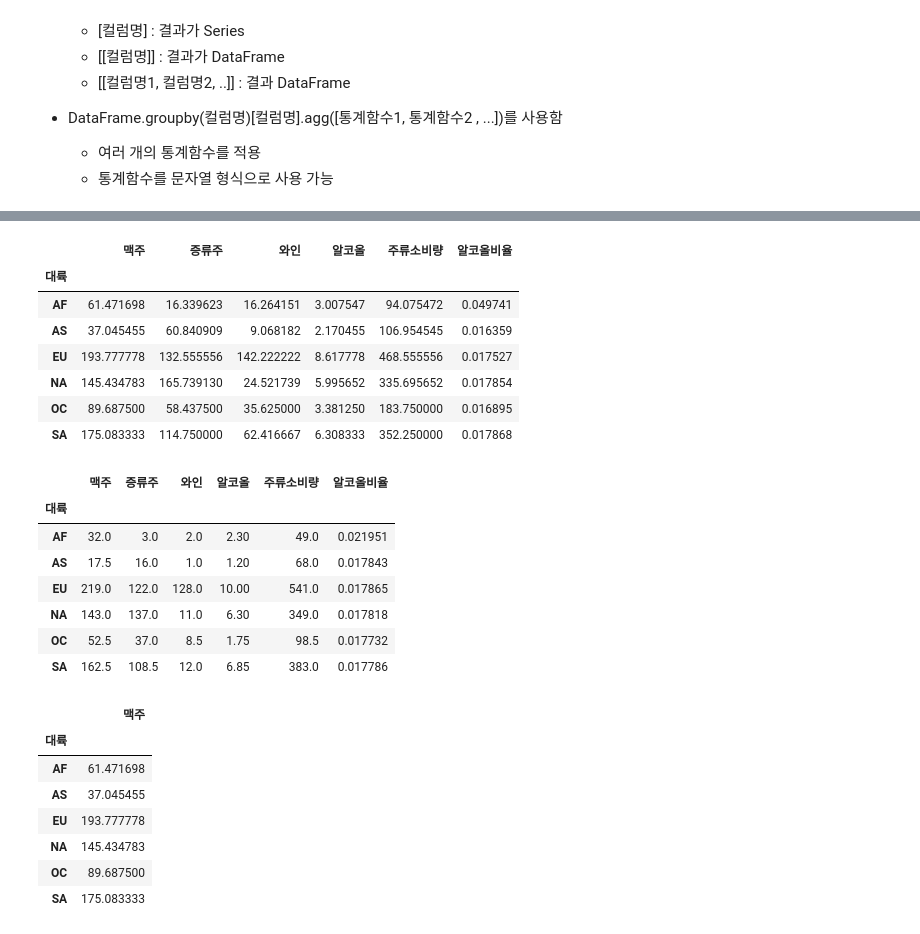
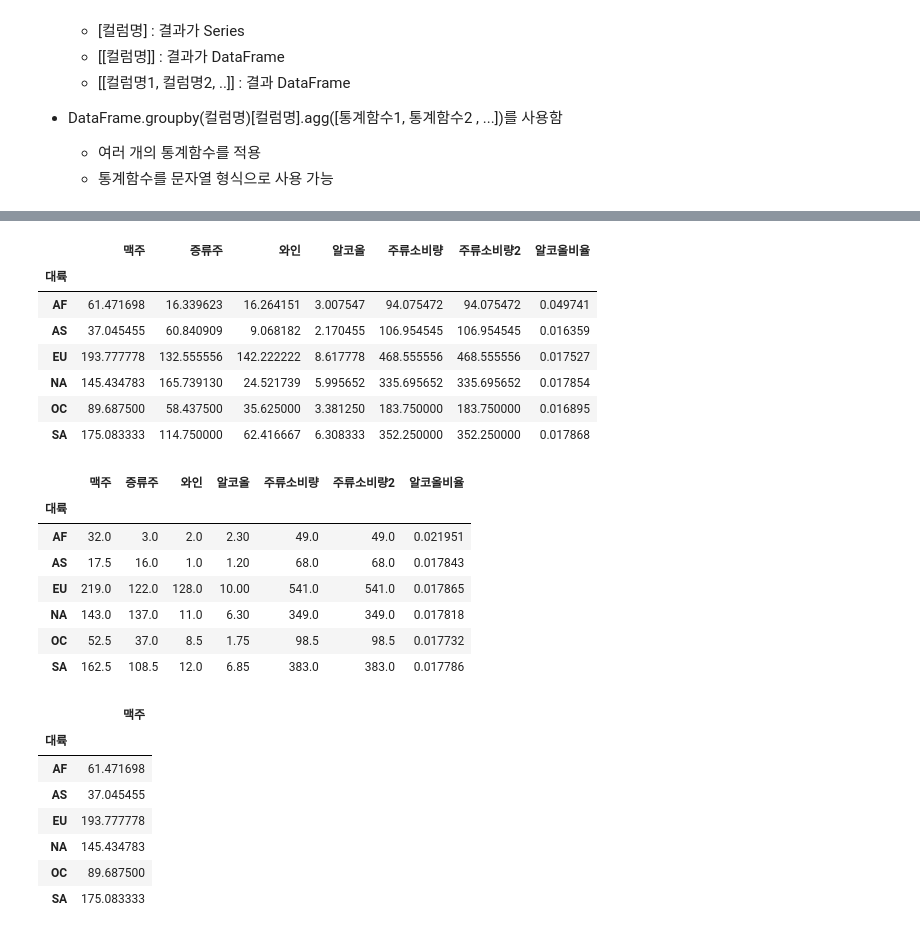
Before and after one commit to localtic/bigdata, a Jupyter notebook: [pandas_02]_drinks_LAB.ipynb, the cells around one changed output, grey strips where cells are left out. Drawn from its saved outputs; the diff is of its cells as text; code cells hidden in the pictures.

```diff
--- a/[pandas_02]_drinks_LAB.ipynb
+++ b/[pandas_02]_drinks_LAB.ipynb
@@ -792,25 +854,27 @@ df3
 dtype: float64
 # %%
 # [2-53] 대륙별 주류 소비량 평균을 계산해 봅니다.
+df.groupby('대륙').mean()
 # %% [output]
-|  | 맥주 | 증류주 | 와인 | 알코올 | 주류소비량 | 알코올비율 |
-| 대륙 |  |  |  |  |  |  |
-| AF | 61.471698 | 16.339623 | 16.264151 | 3.007547 | 94.075472 | 0.049741 |
-| AS | 37.045455 | 60.840909 | 9.068182 | 2.170455 | 106.954545 | 0.016359 |
-| EU | 193.777778 | 132.555556 | 142.222222 | 8.617778 | 468.555556 | 0.017527 |
-| NA | 145.434783 | 165.739130 | 24.521739 | 5.995652 | 335.695652 | 0.017854 |
-| OC | 89.687500 | 58.437500 | 35.625000 | 3.381250 | 183.750000 | 0.016895 |
-| SA | 175.083333 | 114.750000 | 62.416667 | 6.308333 | 352.250000 | 0.017868 |
+|  | 맥주 | 증류주 | 와인 | 알코올 | 주류소비량 | 주류소비량2 | 알코올비율 |
+| 대륙 |  |  |  |  |  |  |  |
+| AF | 61.471698 | 16.339623 | 16.264151 | 3.007547 | 94.075472 | 94.075472 | 0.049741 |
+| AS | 37.045455 | 60.840909 | 9.068182 | 2.170455 | 106.954545 | 106.954545 | 0.016359 |
+| EU | 193.777778 | 132.555556 | 142.222222 | 8.617778 | 468.555556 | 468.555556 | 0.017527 |
+| NA | 145.434783 | 165.739130 | 24.521739 | 5.995652 | 335.695652 | 335.695652 | 0.017854 |
+| OC | 89.687500 | 58.437500 | 35.625000 | 3.381250 | 183.750000 | 183.750000 | 0.016895 |
+| SA | 175.083333 | 114.750000 | 62.416667 | 6.308333 | 352.250000 | 352.250000 | 0.017868 |
 # %%
 # [2-54] 대륙별 주류 소비량 중앙값을 계산해 봅니다.
+df.groupby('대륙').median()
 # %% [output]
-|  | 맥주 | 증류주 | 와인 | 알코올 | 주류소비량 | 알코올비율 |
-| 대륙 |  |  |  |  |  |  |
-| AF | 32.0 | 3.0 | 2.0 | 2.30 | 49.0 | 0.021951 |
-| AS | 17.5 | 16.0 | 1.0 | 1.20 | 68.0 | 0.017843 |
-| EU | 219.0 | 122.0 | 128.0 | 10.00 | 541.0 | 0.017865 |
-| NA | 143.0 | 137.0 | 11.0 | 6.30 | 349.0 | 0.017818 |
-| OC | 52.5 | 37.0 | 8.5 | 1.75 | 98.5 | 0.017732 |
-| SA | 162.5 | 108.5 | 12.0 | 6.85 | 383.0 | 0.017786 |
+|  | 맥주 | 증류주 | 와인 | 알코올 | 주류소비량 | 주류소비량2 | 알코올비율 |
+| 대륙 |  |  |  |  |  |  |  |
+| AF | 32.0 | 3.0 | 2.0 | 2.30 | 49.0 | 49.0 | 0.021951 |
+| AS | 17.5 | 16.0 | 1.0 | 1.20 | 68.0 | 68.0 | 0.017843 |
+| EU | 219.0 | 122.0 | 128.0 | 10.00 | 541.0 | 541.0 | 0.017865 |
+| NA | 143.0 | 137.0 | 11.0 | 6.30 | 349.0 | 349.0 | 0.017818 |
+| OC | 52.5 | 37.0 | 8.5 | 1.75 | 98.5 | 98.5 | 0.017732 |
+| SA | 162.5 | 108.5 | 12.0 | 6.85 | 383.0 | 383.0 | 0.017786 |
 # %%
 # [2-55] 대륙별 맥주 소비량 평균은?
```
Also changed, not shown: parts of 34 cells of this notebook.
